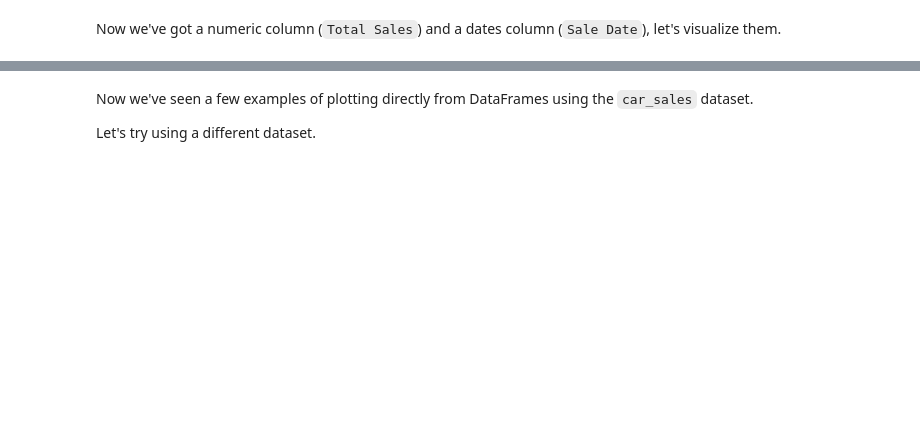
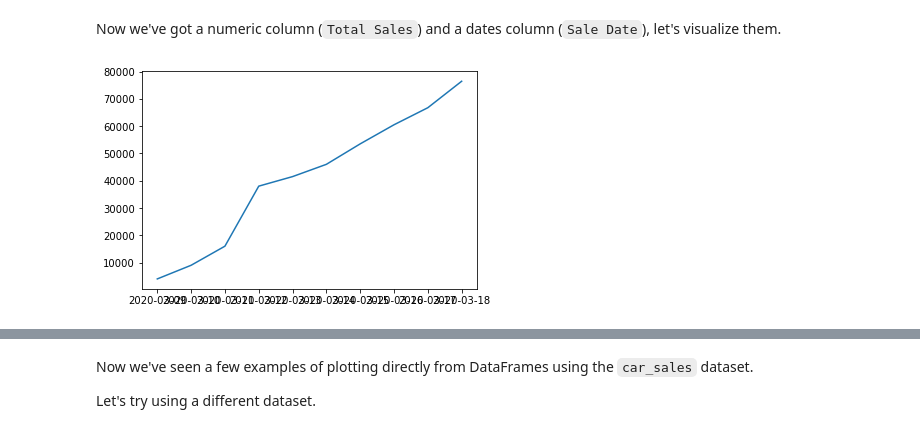
Before and after one commit to lemirser/MachineLearning, a Jupyter notebook: Exercise/matplotlib-exercises.ipynb, the cells around one changed output, grey strips where cells are left out. Drawn from its saved outputs; the diff is of its cells as text; code cells hidden in the pictures; blank space fills up the shorter version.

```diff
--- a/Exercise/matplotlib-exercises.ipynb
+++ b/Exercise/matplotlib-exercises.ipynb
@@ -231,5 +256,7 @@ In the process of turning it to numeric data, let's create another column which
 Hint: To add a column up cumulatively, look up the cumsum() function. And to create a column of dates, look up the date_range() function.
 # %%
 # Remove the symbols, the final two numbers from the 'Price' column and convert it to numbers
+car_sales["Price"] = car_sales["Price"].str.replace('[$,c.]','')
+car_sales["Price"] = car_sales["Price"].str[:-2].astype(int)
 # %%
 # Add a column called 'Total Sales' to car_sales which cumulatively adds the 'Price' column
@@ -242,5 +283,8 @@ Hint: To add a column up cumulatively, look up the cumsum() function. And to cre
 Now we've got a numeric column (`Total Sales`) and a dates column (`Sale Date`), let's visualize them.
 # %%
 # Use the plot() function to plot the 'Sale Date' column versus the 'Total Sales' column
+plt.plot(car_sales["Sales Date"], car_sales["Total Sales"]);
+# %% [output]
+[figure, added]
 # %%
 # Convert the 'Price' column to the integers
```
Also changed, not shown: parts of 25 cells of this notebook.
